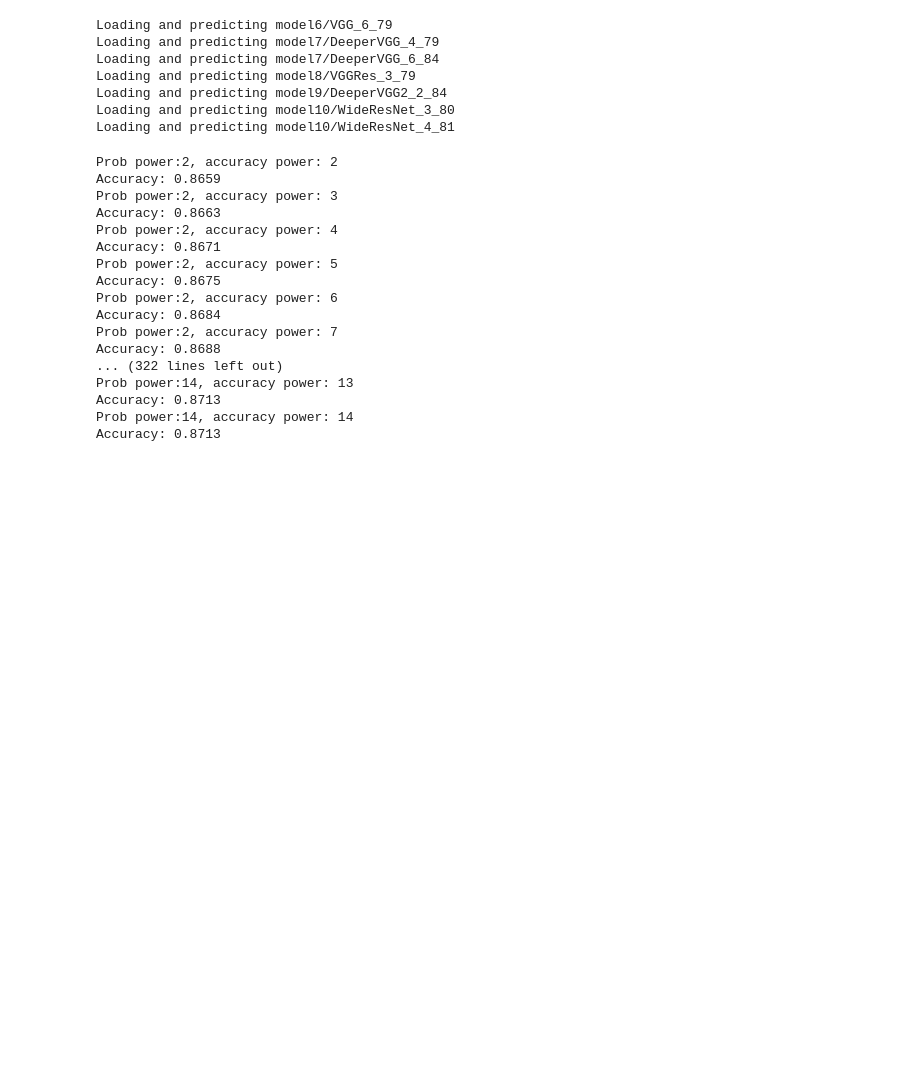
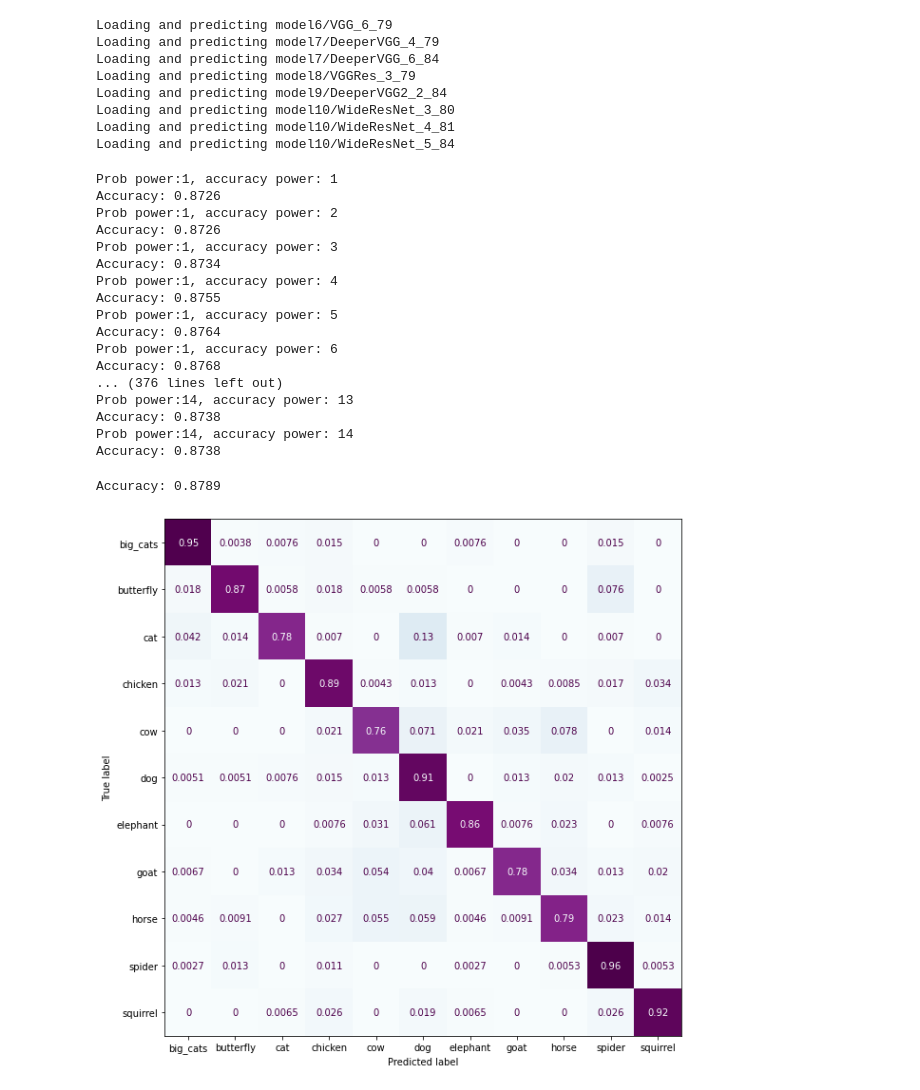
Before and after one commit to guillaume-jones/INF8245E, a Jupyter notebook: Kaggle/stacking_test.ipynb, the cells around one changed output. Drawn from its saved outputs; the diff is of its cells as text; code cells hidden in the pictures; blank space fills up the shorter version.

Commit message:
Stacking test 5 with WideResNet

```diff
--- a/Kaggle/stacking_test.ipynb
+++ b/Kaggle/stacking_test.ipynb
@@ -21,6 +21,7 @@ filepaths_to_load = {
     'model9/DeeperVGG2_2_84': 0.84,
     'model10/WideResNet_3_80': 0.80,
     'model10/WideResNet_4_81': 0.81,
+    'model10/WideResNet_5_84': 0.84,
 }
 
 valid_predictions = np.zeros((2378, 11, len(filepaths_to_load)))
@@ -42,10 +43,11 @@ Loading and predicting model8/VGGRes_3_79
 Loading and predicting model9/DeeperVGG2_2_84
 Loading and predicting model10/WideResNet_3_80
 Loading and predicting model10/WideResNet_4_81
+Loading and predicting model10/WideResNet_5_84
 # %%
 # Determine best weighting factors (possibly overfitting since we are using valid set for selection)
-for probability_power in range(2, 15):
-    for accuracy_power in range(2, 15):
+for probability_power in range(1, 15):
+    for accuracy_power in range(1, 15):
         print(f'Prob power:{probability_power}, accuracy power: {accuracy_power}')
         adapted_pred = np.power(valid_predictions, probability_power)
         for index, accuracy in enumerate(filepaths_to_load.values()):
@@ -54,21 +56,34 @@ for probability_power in range(2, 15):
         adapted_pred = np.argmax(adapted_pred, axis=1)
         kaggle.print_accuracy(valid_labels, adapted_pred)
 # %% [output]
-Prob power:2, accuracy power: 2
-Accuracy: 0.8659
-Prob power:2, accuracy power: 3
-Accuracy: 0.8663
-Prob power:2, accuracy power: 4
-Accuracy: 0.8671
-Prob power:2, accuracy power: 5
-Accuracy: 0.8675
-Prob power:2, accuracy power: 6
-Accuracy: 0.8684
-Prob power:2, accuracy power: 7
-Accuracy: 0.8688
-... (322 lines left out)
+Prob power:1, accuracy power: 1
+Accuracy: 0.8726
+Prob power:1, accuracy power: 2
+Accuracy: 0.8726
+Prob power:1, accuracy power: 3
+Accuracy: 0.8734
+Prob power:1, accuracy power: 4
+Accuracy: 0.8755
+Prob power:1, accuracy power: 5
+Accuracy: 0.8764
+Prob power:1, accuracy power: 6
+Accuracy: 0.8768
+... (376 lines left out)
 Prob power:14, accuracy power: 13
-Accuracy: 0.8713
+Accuracy: 0.8738
 Prob power:14, accuracy power: 14
-Accuracy: 0.8713
+Accuracy: 0.8738
+# %%
+# Evaluate performance on validation set
+modified_valid_predictions = np.power(valid_predictions, 4)
+for index, accuracy in enumerate(filepaths_to_load.values()):
+    modified_valid_predictions[:, :, index] *= accuracy**8
+modified_valid_predictions = np.sum(modified_valid_predictions, axis=2)
+modified_valid_predictions = np.argmax(modified_valid_predictions, axis=1)
+
+kaggle.print_accuracy(valid_labels, modified_valid_predictions)
+kaggle.plot_confusion_matrix(valid_labels, modified_valid_predictions)
+# %% [output]
+Accuracy: 0.8789
+[figure, added]
 # %%
```
Also changed, not shown: parts of 1 cell of this notebook, 3 other files.
